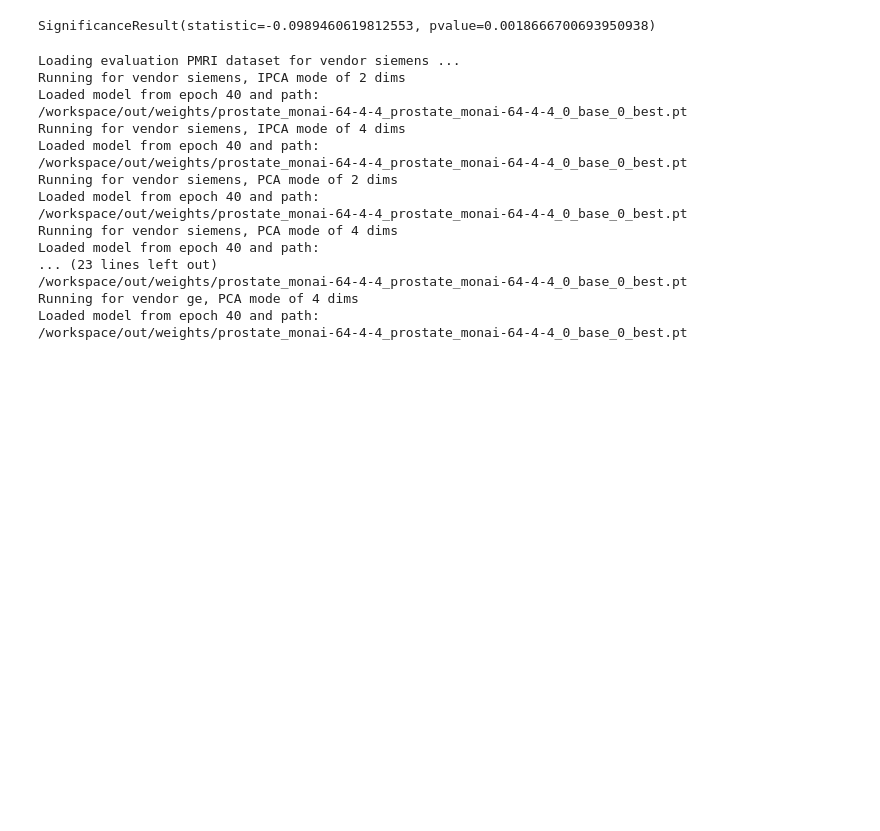
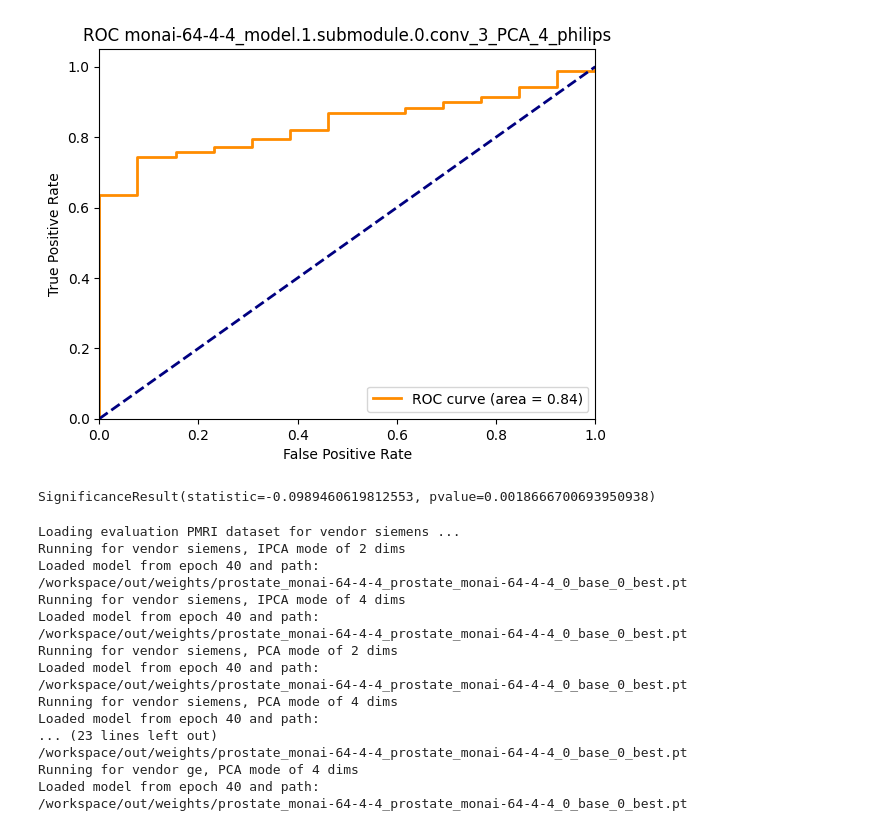
Before and after one commit to sgomezru/DSSQ, a Jupyter notebook: notebooks/explore.ipynb, the cells around one changed output. Saved outputs shown, nothing was run; the diff lists cells and outputs as text; code cells hidden in the pictures; blank space fills up the shorter version.

Commit message:
M&M, data info for scaled, auroc, error rejection curves

```diff
--- a/notebooks/explore.ipynb
+++ b/notebooks/explore.ipynb
@@ -20,4 +23,20 @@ from adapters import DimReductAdapter, DimReductModuleWrapper
 from data_utils import get_eval_data
 from models import get_unet
 from utils import epoch_average
+# %%
+# Set mode
+MODE = 'eval'
+LOG = False
+DATA_KEY = 'prostate'
+LOAD_ONLY_PRESENT = True
+VALIDATION = True
+EXTRA_DESCRIPTION = '_base'
+N_DIMS = [2, 4, 8, 16, 32, 1e4]
+
+device = torch.device("cuda" if torch.cuda.is_available() else "cpu")
+
+models = ['monai-64-4-4', 'swinunetr']
+train_vendors = ['siemens']
+test_vendors = ['siemens', 'philips', 'ge']
+dim_red_modes = ['IPCA', 'PCA', 'AVG_POOL']
 # %%
@@ -212,0 +219,4 @@ Loaded model from epoch 40 and path:
+# %%
+collected_stats = []
+train_md_distances = {}
+roc_data = {}
@@ -212,0 +734,9 @@ Loaded model from epoch 40 and path:
+# %%
+df = pd.DataFrame(collected_stats)
+df.to_csv(f'{OUT_PATH}/eval_data/md_stats_scaled2.csv', index=False)
+np.savez(f'{OUT_PATH}/eval_data/roc_data_scaled2.npz', roc_data)
+# %%
+example_vendor = 'philips'
+filtered_df = df[df['vendor'] == f'{example_vendor}_test']
+sorted_df = filtered_df.sort_values(by='auroc', ascending=False)
+sorted_df.head(50)
@@ -213,3 +761,10 @@ Loaded model from epoch 40 and path:
+# %%
+best = sorted_df.iloc[0]
+example = f'{best.model}_{best.layer}_{best.iteration}_{best.dim_red_mode}_{int(best.n_dims)}_{best.vendor[:-5]}'
+roc_data_example = roc_data[example]
+plot_roc(roc_data_example['fpr'], roc_data_example['tpr'], metrics.auc(roc_data_example['fpr'], roc_data_example['tpr']), title=example)
+# %% [output]
+[figure, added]
 # %%
 op_mode = '2_IPCA'
 layer = layer_names[0]
```
Also changed, not shown: parts of 7 cells of this notebook, 5 other files.
